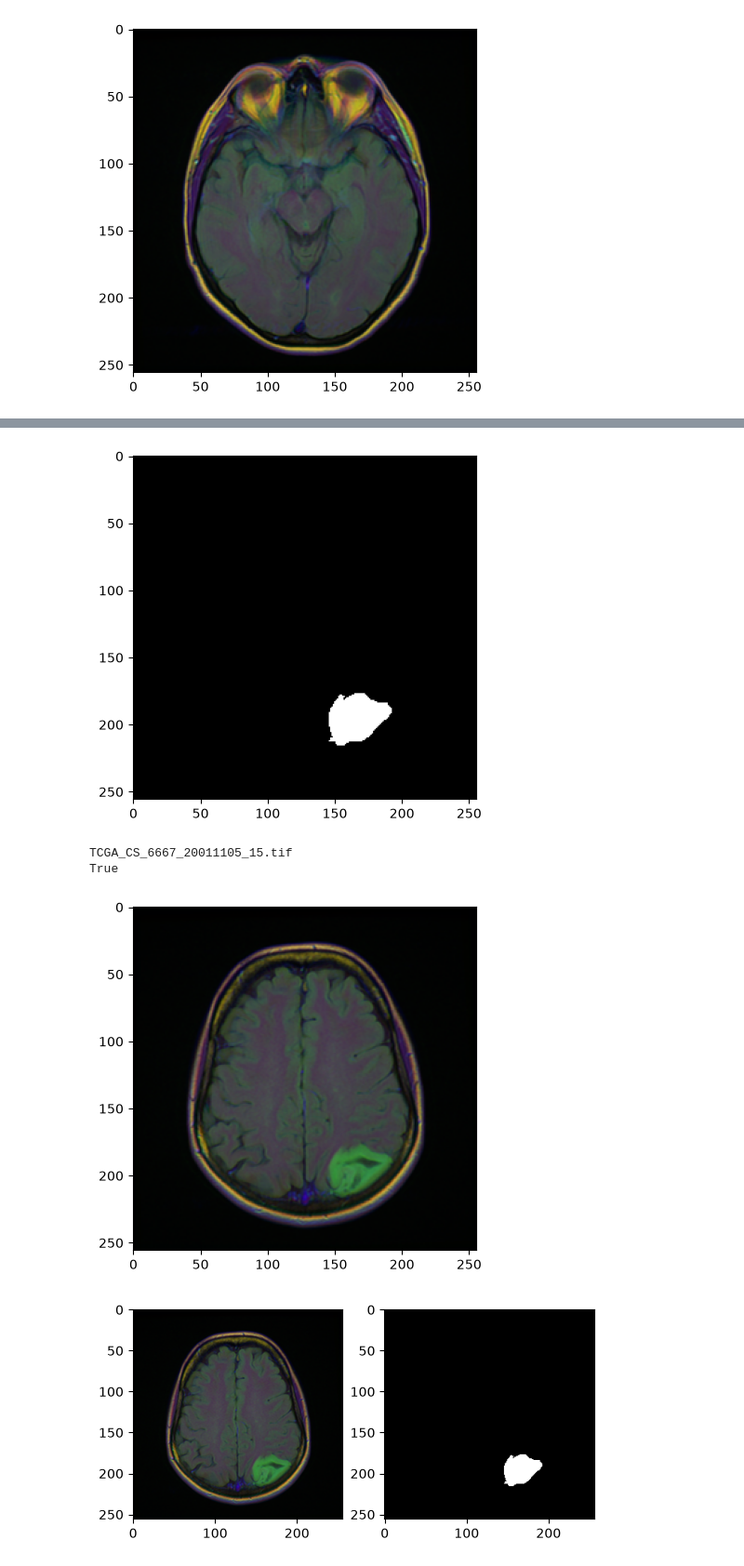
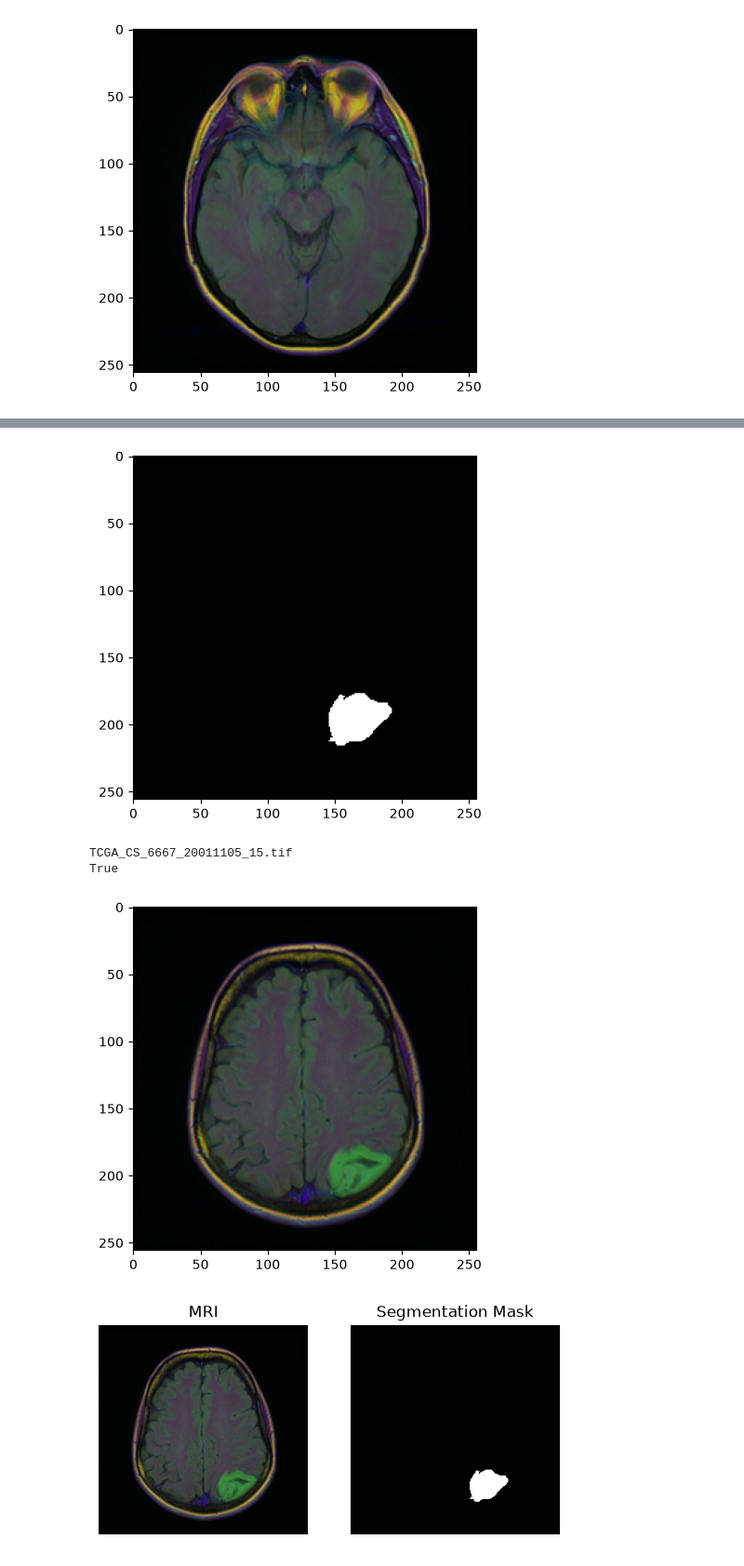
Before and after one commit to m-isik/Brain-MRI-Segmentation-Using-U-Net, a Jupyter notebook: notebooks/01_exploration.ipynb, the cells around one changed output, grey strips where cells are left out. Shown at 93% size. Saved outputs shown, nothing was run; the diff lists cells and outputs as text; code cells hidden in the pictures.

Commit message:
Add titles and hide axes in the plot

```diff
--- a/notebooks/01_exploration.ipynb
+++ b/notebooks/01_exploration.ipynb
@@ -63,31 +63,35 @@ for mask_file in mask_files:
     opened_mask = Image.open(mask_file)
     if opened_mask.getextrema()[1] > 0:
         print(mask_file.name)
         break
 plt.imshow(opened_mask, cmap= "gray")
 plt.show()
 
 matching_image_filename = mask_file.name.replace("_mask.tif", ".tif")
 print(matching_image_filename)
 
 matching_image_path = mask_file.with_name(matching_image_filename)
 print(matching_image_path.exists())
 
 matching_mri = Image.open(matching_image_path)
 plt.imshow(matching_mri)
 plt.show()
 
 fig, axes = plt.subplots(1,2)
 axes[0].imshow(matching_mri)
 axes[1].imshow(opened_mask, cmap = "gray")
+axes[0].set_title("MRI")
+axes[1].set_title("Segmentation Mask")
+axes[0].axis("off")
+axes[1].axis("off")
 plt.show()
 # %% [output]
 [figure]
 (0, 0)
 (0, 0)
 TCGA_CS_6667_20011105_15_mask.tif
 [figure]
 TCGA_CS_6667_20011105_15.tif
 True
 [figure]
-[figure, old version]
+[figure, new version]
```
